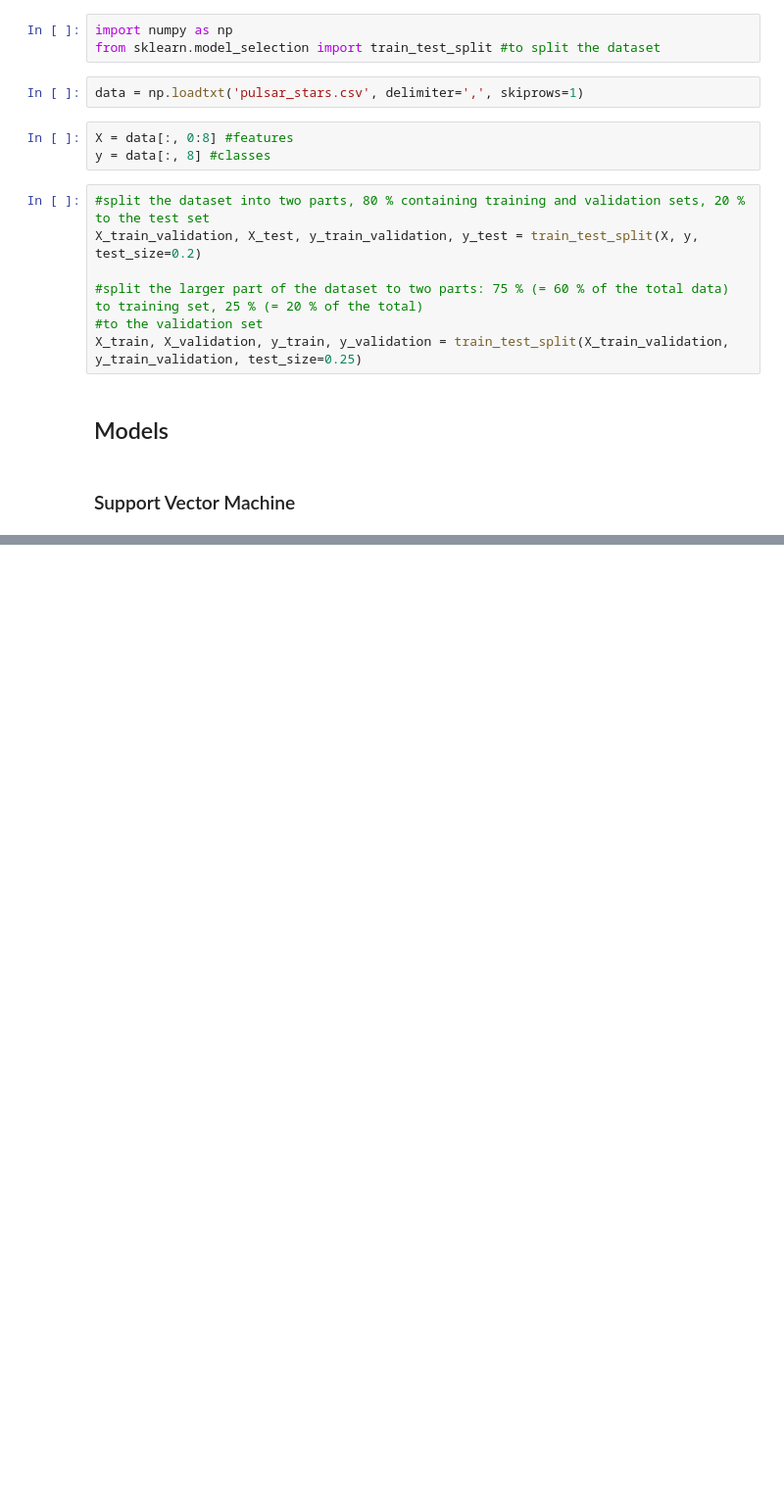
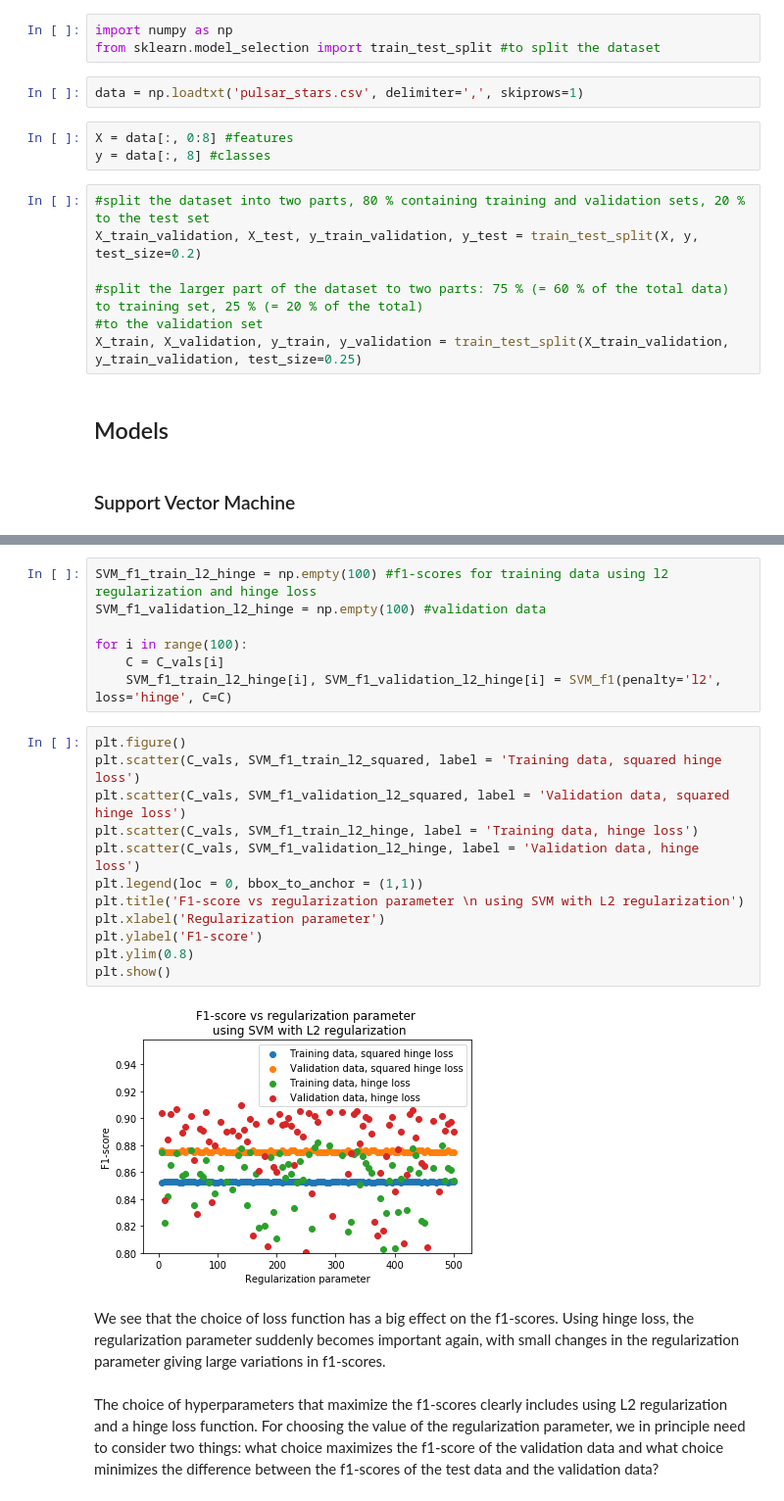
Before and after one commit to christianhbye/MAIS202, a Jupyter notebook: Deliverable 3.ipynb, the cells around one changed output, grey strips where cells are left out. Shown at 98% size. Drawn from its saved outputs; the diff is of its cells as text; blank space fills up the shorter version.

```diff
--- a/Deliverable 3.ipynb
+++ b/Deliverable 3.ipynb
@@ -31,0 +158,25 @@ X_train, X_validation, y_train, y_validation = train_test_split(X_train_validati
+# %%
+SVM_f1_train_l2_hinge = np.empty(100) #f1-scores for training data using l2 regularization and hinge loss
+SVM_f1_validation_l2_hinge = np.empty(100) #validation data
+
+for i in range(100):
+    C = C_vals[i]
+    SVM_f1_train_l2_hinge[i], SVM_f1_validation_l2_hinge[i] = SVM_f1(penalty='l2', loss='hinge', C=C)
+# %%
+plt.figure()
+plt.scatter(C_vals, SVM_f1_train_l2_squared, label = 'Training data, squared hinge loss')
+plt.scatter(C_vals, SVM_f1_validation_l2_squared, label = 'Validation data, squared hinge loss')
+plt.scatter(C_vals, SVM_f1_train_l2_hinge, label = 'Training data, hinge loss')
+plt.scatter(C_vals, SVM_f1_validation_l2_hinge, label = 'Validation data, hinge loss')
+plt.legend(loc = 0, bbox_to_anchor = (1,1))
+plt.title('F1-score vs regularization parameter \n using SVM with L2 regularization')
+plt.xlabel('Regularization parameter')
+plt.ylabel('F1-score')
+plt.ylim(0.8)
+plt.show()
+# %% [output]
+[figure, added]
+# %% [markdown]
+We see that the choice of loss function has a big effect on the f1-scores. Using hinge loss, the regularization parameter suddenly becomes important again, with small changes in the regularization parameter giving large variations in f1-scores.
+# %% [markdown]
+The choice of hyperparameters that maximize the f1-scores clearly includes using L2 regularization and a hinge loss function. For choosing the value of the regularization parameter, we in principle need to consider two things: what choice maximizes the f1-score of the validation data and what choice minimizes the difference between the f1-scores of the test data and the validation data?
```
Also changed, not shown: parts of 32 cells of this notebook.
